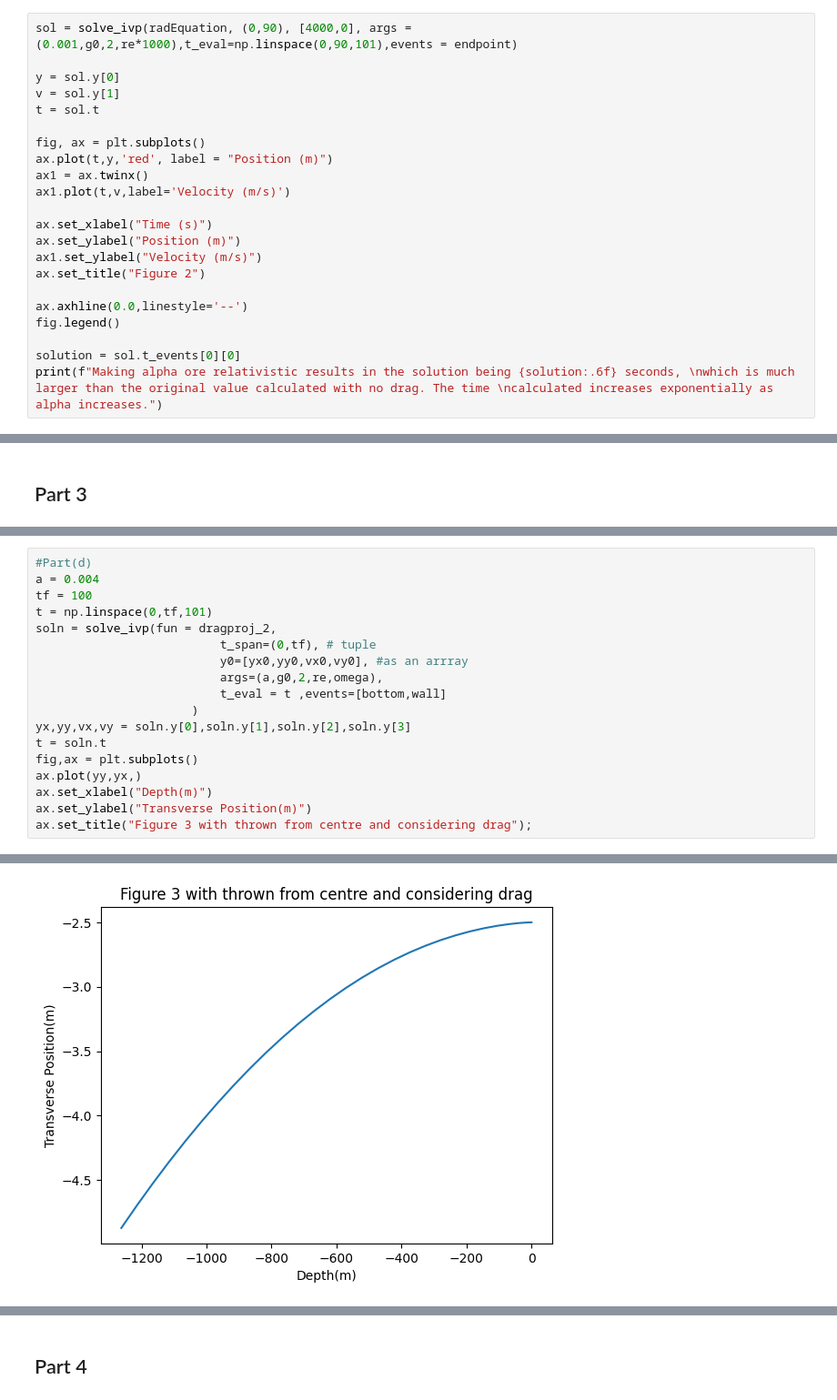
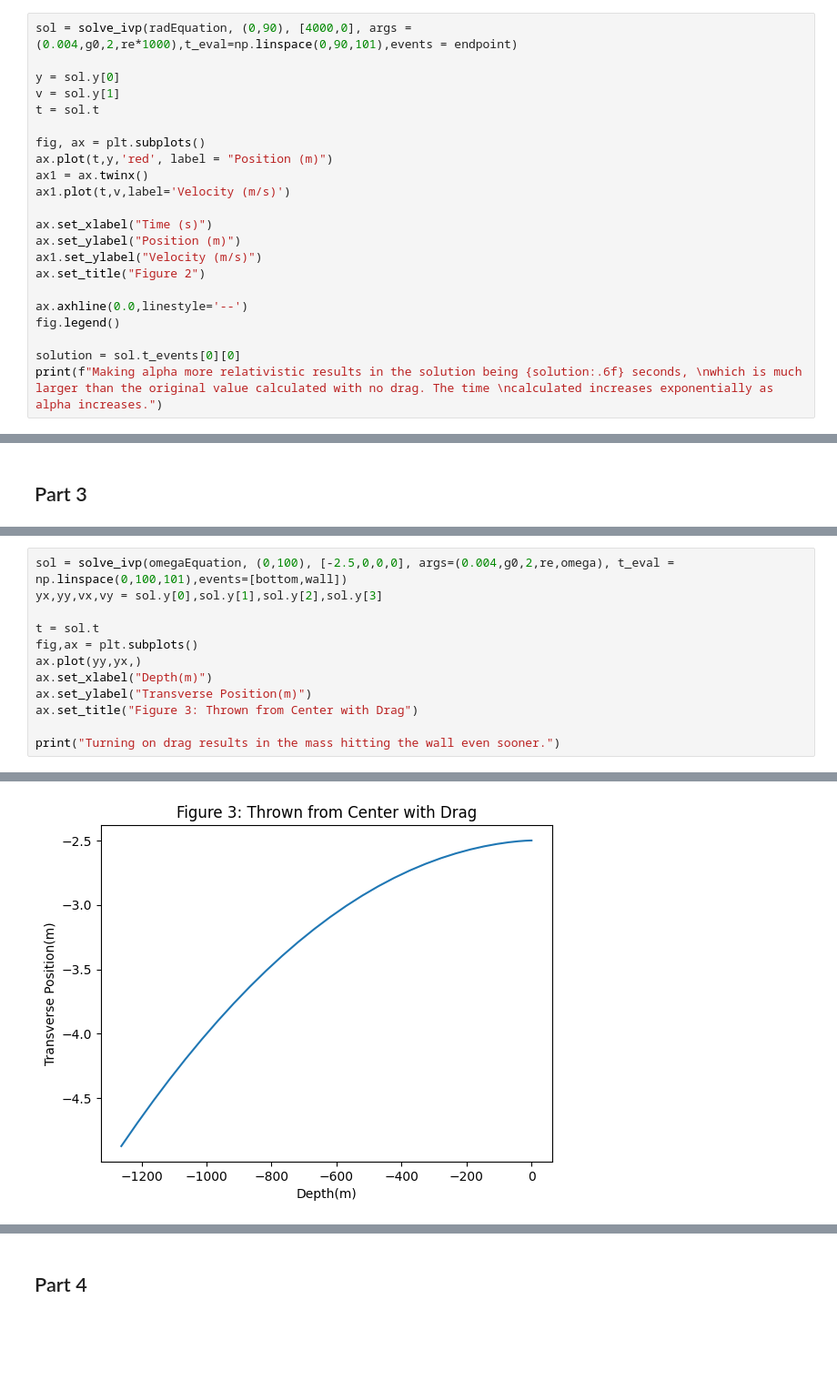
Before and after one commit to duddellasiri/PHYS265-spring25, a Jupyter notebook: Lab2/Lab2.ipynb, the cells around one changed output, grey strips where cells are left out. Shown at 91% size. Drawn from its saved outputs; the diff is of its cells as text; blank space fills up the shorter version.

```diff
--- a/Lab2/Lab2.ipynb
+++ b/Lab2/Lab2.ipynb
@@ -108,6 +116,6 @@ that was 28.556862 seconds.
 [figure]
 # %%
-sol = solve_ivp(radEquation, (0,90), [4000,0], args = (0.001,g0,2,re*1000),t_eval=np.linspace(0,90,101),events = endpoint)
+sol = solve_ivp(radEquation, (0,90), [4000,0], args = (0.004,g0,2,re*1000),t_eval=np.linspace(0,90,101),events = endpoint)
 
 y = sol.y[0]
 v = sol.y[1]
@@ -127,5 +135,5 @@ ax.axhline(0.0,linestyle='--')
 fig.legend()
 
 solution = sol.t_events[0][0]
-print(f"Making alpha ore relativistic results in the solution being {solution:.6f} seconds, \nwhich is much larger than the original value calculated with no drag. The time \ncalculated increases exponentially as alpha increases.")
+print(f"Making alpha more relativistic results in the solution being {solution:.6f} seconds, \nwhich is much larger than the original value calculated with no drag. The time \ncalculated increases exponentially as alpha increases.")
 # %% [output]
@@ -212,19 +198,13 @@ As it is clear from the graph, the test mass hits the bottom before reaching the
 # %%
-#Part(d)
-a = 0.004
-tf = 100
-t = np.linspace(0,tf,101)
-soln = solve_ivp(fun = dragproj_2,
-                          t_span=(0,tf), # tuple
-                          y0=[yx0,yy0,vx0,vy0], #as an arrray
-                          args=(a,g0,2,re,omega),
-                          t_eval = t ,events=[bottom,wall]
-                      )
-yx,yy,vx,vy = soln.y[0],soln.y[1],soln.y[2],soln.y[3]
-t = soln.t
+sol = solve_ivp(omegaEquation, (0,100), [-2.5,0,0,0], args=(0.004,g0,2,re,omega), t_eval = np.linspace(0,100,101),events=[bottom,wall])
+yx,yy,vx,vy = sol.y[0],sol.y[1],sol.y[2],sol.y[3]
+
+t = sol.t
 fig,ax = plt.subplots()
 ax.plot(yy,yx,)
 ax.set_xlabel("Depth(m)")
 ax.set_ylabel("Transverse Position(m)")
-ax.set_title("Figure 3 with thrown from centre and considering drag");
+ax.set_title("Figure 3: Thrown from Center with Drag")
+
+print("Turning on drag results in the mass hitting the wall even sooner.")
 # %% [output]
@@ -231 +212 @@ ax.set_title("Figure 3 with thrown from centre and considering drag");
-[figure, old version]
+[figure, new version]
```
Also changed, not shown: parts of 16 cells of this notebook, 6 other files.
